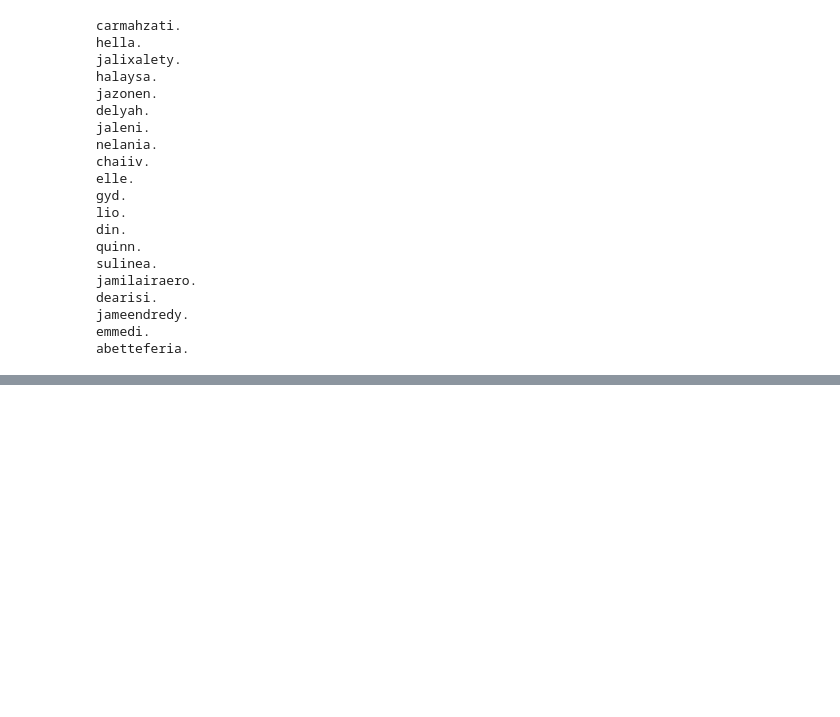
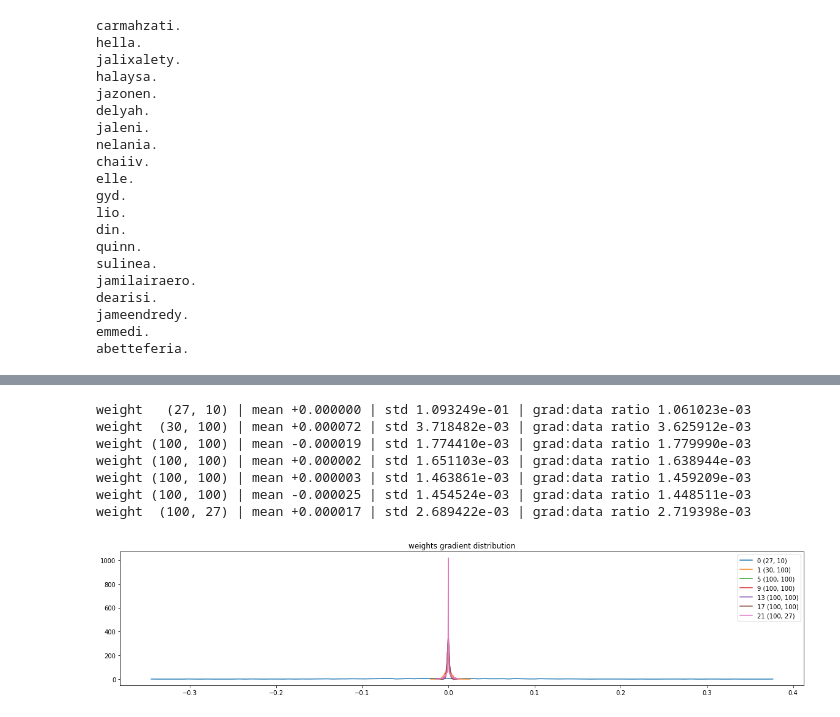
Before and after one commit to oakfr/neural-net-training, a Jupyter notebook: build_makemore_mlp2.ipynb, the cells around one changed output, grey strips where cells are left out. Drawn from its saved outputs; the diff is of its cells as text; code cells hidden in the pictures; blank space fills up the shorter version.

```diff
--- a/build_makemore_mlp2.ipynb
+++ b/build_makemore_mlp2.ipynb
@@ -220,0 +391,22 @@ abetteferia.
+# %%
+# visualize histograms
+plt.figure(figsize=(20, 4)) # width and height of the plot
+legends = []
+for i,p in enumerate(parameters):
+  t = p.grad
+  if p.ndim == 2:
+    print('weight %10s | mean %+f | std %e | grad:data ratio %e' % (tuple(p.shape), t.mean(), t.std(), t.std() / p.std()))
+    hy, hx = torch.histogram(t, density=True)
+    plt.plot(hx[:-1].detach(), hy.detach())
+    legends.append(f'{i} {tuple(p.shape)}')
+plt.legend(legends)
+plt.title('weights gradient distribution');
+# %% [output]
+weight   (27, 10) | mean +0.000000 | std 1.093249e-01 | grad:data ratio 1.061023e-03
+weight  (30, 100) | mean +0.000072 | std 3.718482e-03 | grad:data ratio 3.625912e-03
+weight (100, 100) | mean -0.000019 | std 1.774410e-03 | grad:data ratio 1.779990e-03
+weight (100, 100) | mean +0.000002 | std 1.651103e-03 | grad:data ratio 1.638944e-03
+weight (100, 100) | mean +0.000003 | std 1.463861e-03 | grad:data ratio 1.459209e-03
+weight (100, 100) | mean -0.000025 | std 1.454524e-03 | grad:data ratio 1.448511e-03
+weight  (100, 27) | mean +0.000017 | std 2.689422e-03 | grad:data ratio 2.719398e-03
+[figure, added]
```
Also changed, not shown: parts of 12 cells of this notebook.
